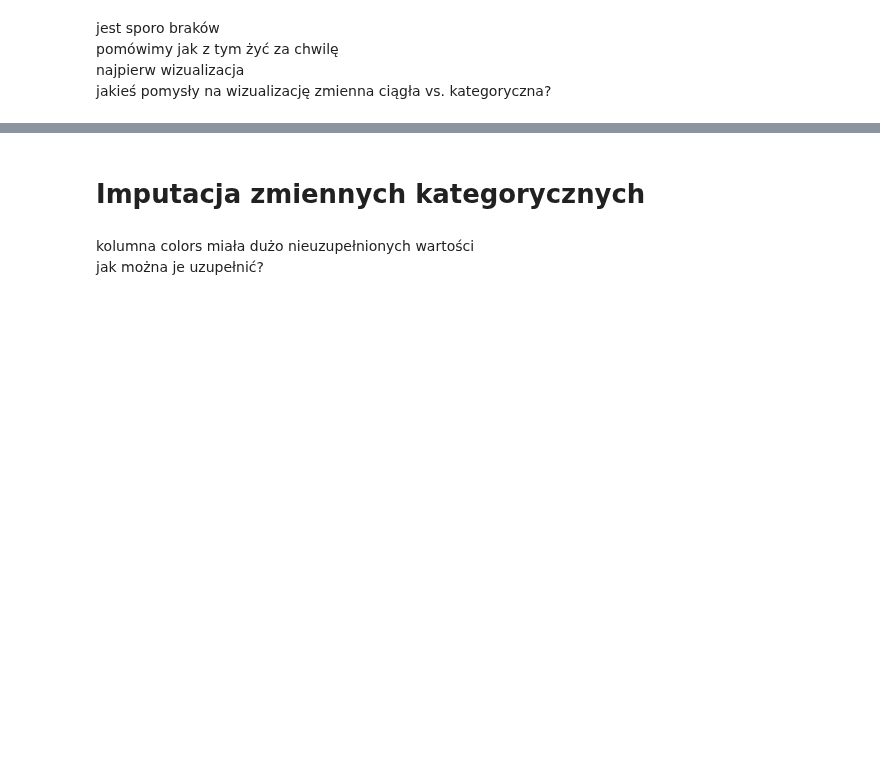
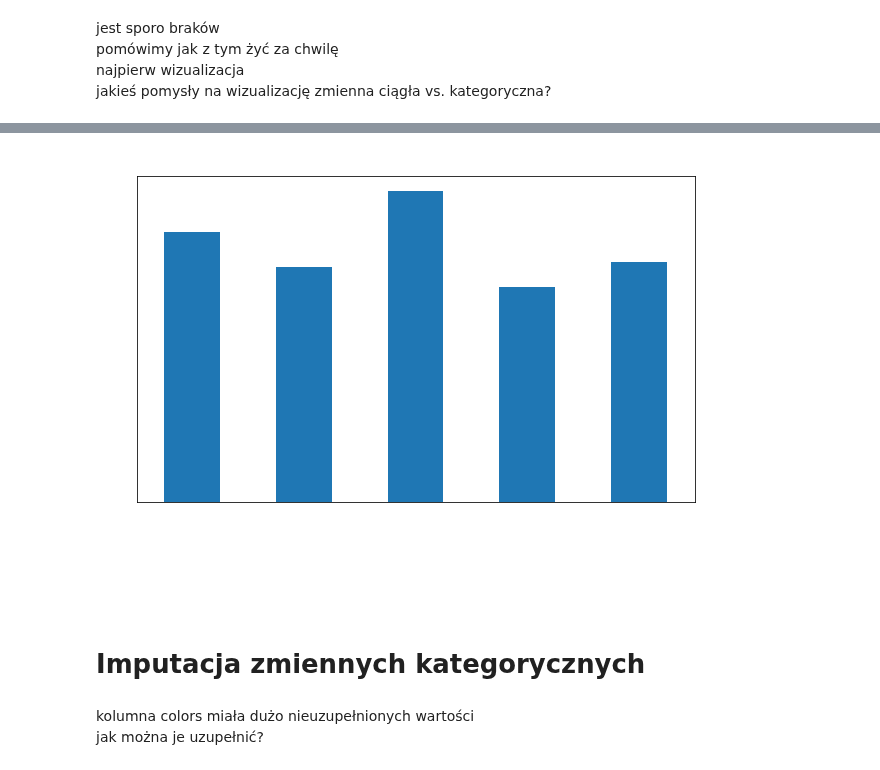
Before and after one commit to mini-pw/2021L-WUM, a Jupyter notebook: Materialy/Grupa4/lab_02/lab_02.ipynb, the cells around one changed output, grey strips where cells are left out. Saved outputs shown, nothing was run; the diff lists cells and outputs as text; code cells hidden in the pictures; blank space fills up the shorter version.

```diff
--- a/Materialy/Grupa4/lab_02/lab_02.ipynb
+++ b/Materialy/Grupa4/lab_02/lab_02.ipynb
@@ -68,9 +135,10 @@ plt.show()
 # %%
 popular_colors=shoes_df_drop.loc[shoes_df_drop['colors'].isin(shoes_df_drop['colors'].value_counts().index[:5])]
 mean_price_popular_colors=popular_colors.groupby('colors')['prices_amountmin'].mean()
 mean_price_popular_colors.plot(kind='bar', title='Średnia cena')
-plt.
 plt.show()
+# %% [output]
+[figure, added]
 # %% [markdown]
 # Imputacja zmiennych kategorycznych
 # %% [markdown]
```
Also changed, not shown: parts of 40 cells of this notebook.
